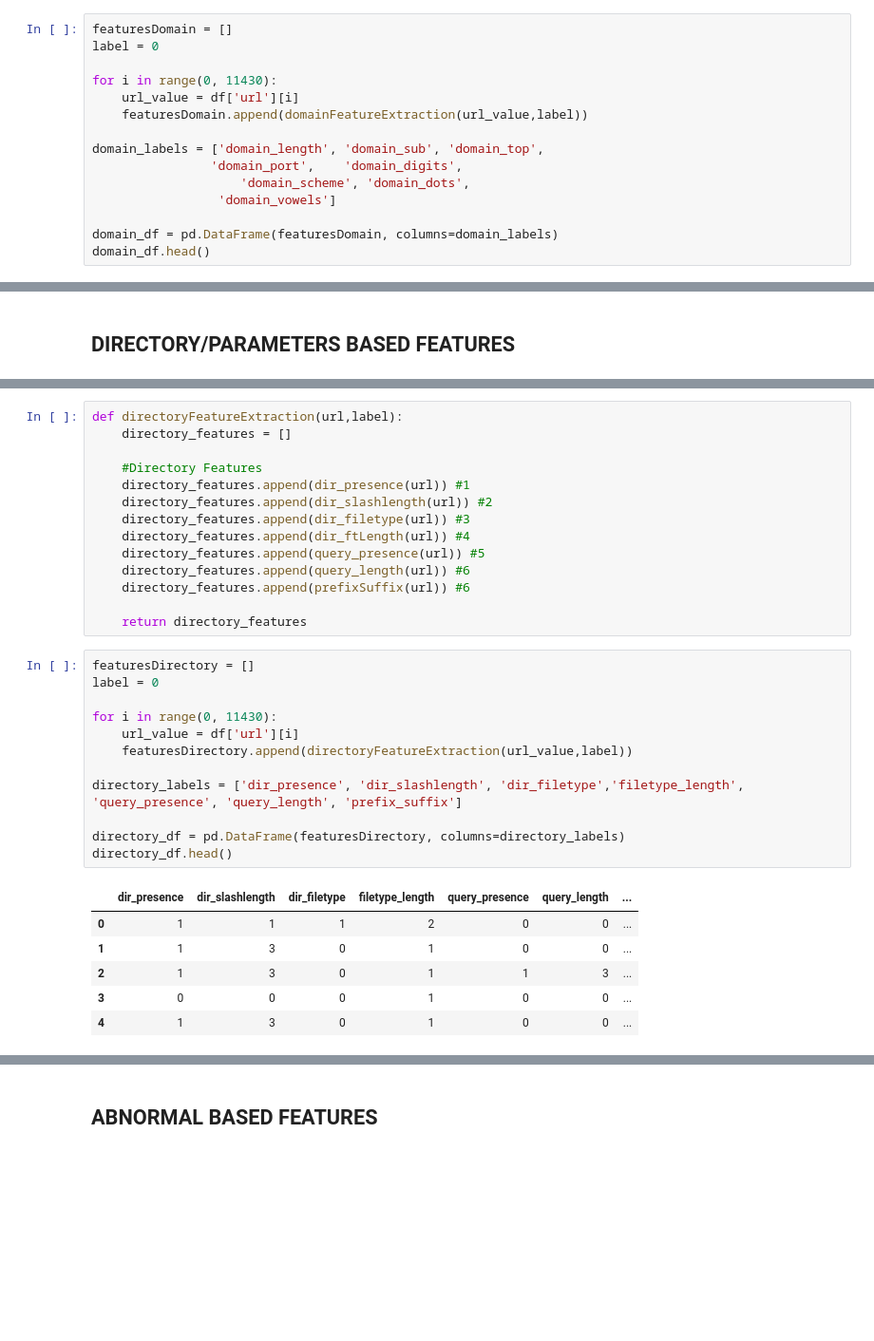
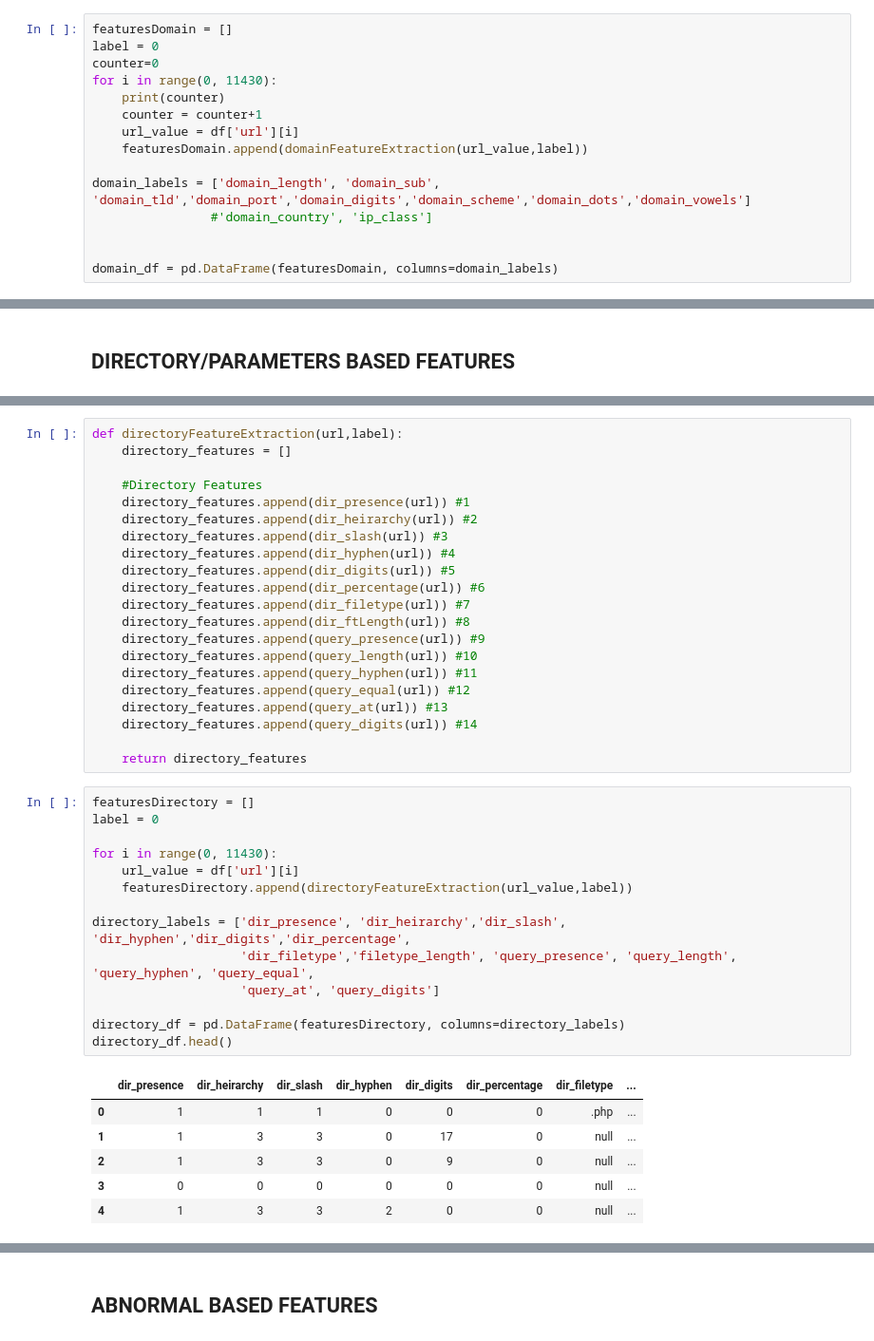
Before and after one commit to devsec-ansh/Phishing-Scam-Detection-Using-Ensemble-Machine-Learning-and-NLP, a Jupyter notebook: Phishing Detection Using ML/Phishing Detection Feature Extraction.ipynb, the cells around one changed output, grey strips where cells are left out. Shown at 95% size. Drawn from its saved outputs; the diff is of its cells as text; blank space fills up the shorter version.

```diff
--- a/Phishing Detection Using ML/Phishing Detection Feature Extraction.ipynb
+++ b/Phishing Detection Using ML/Phishing Detection Feature Extraction.ipynb
@@ -334,16 +324,16 @@ def domainFeatureExtraction(url,label):
 # %%
 featuresDomain = []
 label = 0
-
+counter=0
 for i in range(0, 11430):
+    print(counter)
+    counter = counter+1
     url_value = df['url'][i]
     featuresDomain.append(domainFeatureExtraction(url_value,label))
 
-domain_labels = ['domain_length', 'domain_sub', 'domain_top',
-                'domain_port',    'domain_digits',
-                    'domain_scheme', 'domain_dots',
-                 'domain_vowels']
+domain_labels = ['domain_length', 'domain_sub', 'domain_tld','domain_port','domain_digits','domain_scheme','domain_dots','domain_vowels']
+                #'domain_country', 'ip_class']
+
 
 domain_df = pd.DataFrame(featuresDomain, columns=domain_labels)
-domain_df.head()
 # %% [output]
@@ -430,30 +500,39 @@ def directoryFeatureExtraction(url,label):
 
     #Directory Features
     directory_features.append(dir_presence(url)) #1
-    directory_features.append(dir_slashlength(url)) #2
-    directory_features.append(dir_filetype(url)) #3
-    directory_features.append(dir_ftLength(url)) #4
-    directory_features.append(query_presence(url)) #5
-    directory_features.append(query_length(url)) #6
-    directory_features.append(prefixSuffix(url)) #6
+    directory_features.append(dir_heirarchy(url)) #2
+    directory_features.append(dir_slash(url)) #3
+    directory_features.append(dir_hyphen(url)) #4
+    directory_features.append(dir_digits(url)) #5
+    directory_features.append(dir_percentage(url)) #6
+    directory_features.append(dir_filetype(url)) #7
+    directory_features.append(dir_ftLength(url)) #8
+    directory_features.append(query_presence(url)) #9
+    directory_features.append(query_length(url)) #10
+    directory_features.append(query_hyphen(url)) #11
+    directory_features.append(query_equal(url)) #12
+    directory_features.append(query_at(url)) #13
+    directory_features.append(query_digits(url)) #14
 
     return directory_features
 # %%
 featuresDirectory = []
 label = 0
 
 for i in range(0, 11430):
     url_value = df['url'][i]
     featuresDirectory.append(directoryFeatureExtraction(url_value,label))
 
-directory_labels = ['dir_presence', 'dir_slashlength', 'dir_filetype','filetype_length', 'query_presence', 'query_length', 'prefix_suffix']
+directory_labels = ['dir_presence', 'dir_heirarchy','dir_slash', 'dir_hyphen','dir_digits','dir_percentage',
+                    'dir_filetype','filetype_length', 'query_presence', 'query_length', 'query_hyphen', 'query_equal',
+                    'query_at', 'query_digits']
 
 directory_df = pd.DataFrame(featuresDirectory, columns=directory_labels)
 directory_df.head()
 # %% [output]
-|  | dir_presence | dir_slashlength | dir_filetype | filetype_length | query_presence | query_length | ... |
-| 0 | 1 | 1 | 1 | 2 | 0 | 0 | ... |
-| 1 | 1 | 3 | 0 | 1 | 0 | 0 | ... |
-| 2 | 1 | 3 | 0 | 1 | 1 | 3 | ... |
-| 3 | 0 | 0 | 0 | 1 | 0 | 0 | ... |
-| 4 | 1 | 3 | 0 | 1 | 0 | 0 | ... |
+|  | dir_presence | dir_heirarchy | dir_slash | dir_hyphen | dir_digits | dir_percentage | dir_filetype | ... |
+| 0 | 1 | 1 | 1 | 0 | 0 | 0 | .php | ... |
+| 1 | 1 | 3 | 3 | 0 | 17 | 0 | null | ... |
+| 2 | 1 | 3 | 3 | 0 | 9 | 0 | null | ... |
+| 3 | 0 | 0 | 0 | 0 | 0 | 0 | null | ... |
+| 4 | 1 | 3 | 3 | 2 | 0 | 0 | null | ... |
```
Also changed, not shown: parts of 23 cells of this notebook, 1 other file.
